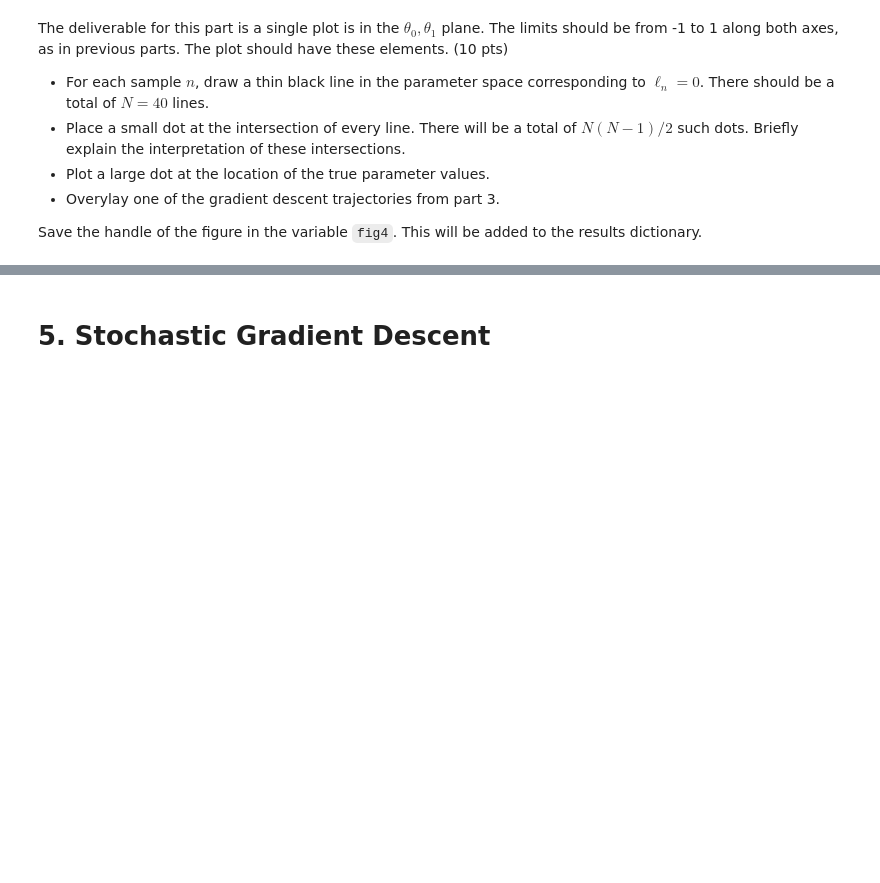
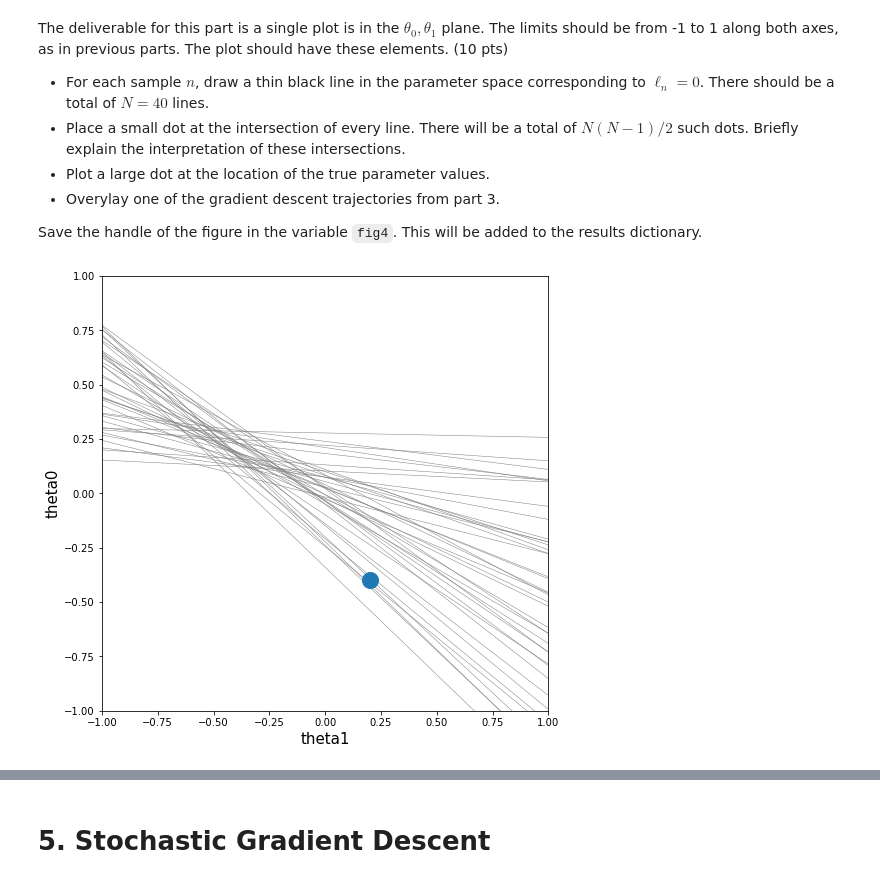
Before and after one commit to elvis0411/ME178_LabTeam, a Jupyter notebook: lab2_my solution Group 20.ipynb, the cells around one changed output, grey strips where cells are left out. Cells and saved outputs as stored; diff of their text form; code cells hidden in the pictures; blank space fills up the shorter version.

```diff
--- a/lab2_my solution Group 20.ipynb
+++ b/lab2_my solution Group 20.ipynb
@@ -335,11 +336,18 @@ The deliverable for this part is a single plot is in the $\theta_0, \theta_1$ pl
 Save the handle of the figure in the variable `fig4`. This will be added to the results dictionary.
 # %%
 fig4=plt.figure(figsize=(8,8))
+
+thet0 = np.arange(-1,1,0.05)
+for i in range(XYsamp[:,0].size):
+    thet1= XYsamp[i,1]/XYsamp[i,0] - (1/XYsamp[i,0])*thet0
+    plt.plot(thet1,thet0, color='grey',linewidth=0.5)
 
 plt.plot(theta0,theta1,'o',markersize=16)
 
 
-    plt.xlabel('theta0',fontsize=15)
-    plt.ylabel('theta1',fontsize=15)
 
-    plt.axis([-1,1,-1,1])
+plt.xlabel('theta1',fontsize=15)
+plt.ylabel('theta0',fontsize=15)
+plt.axis([-1,1,-1,1]);
+# %% [output]
+[figure, added]
```
Also changed, not shown: parts of 7 cells of this notebook.
